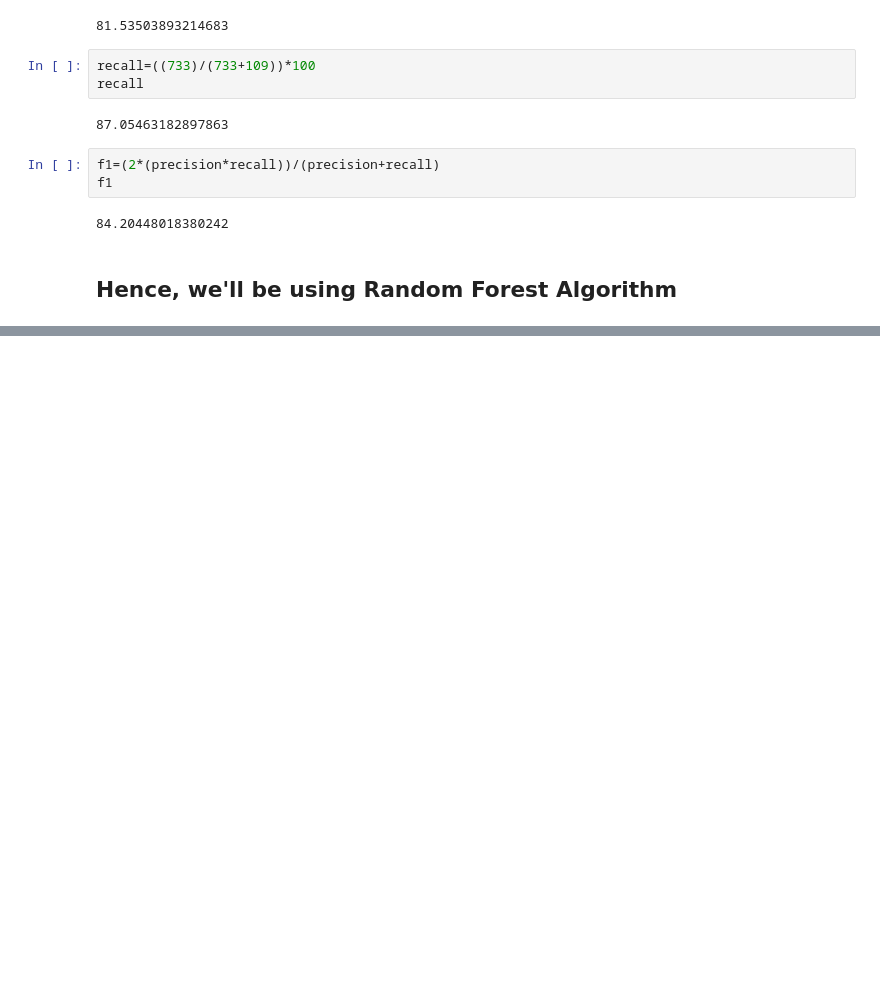
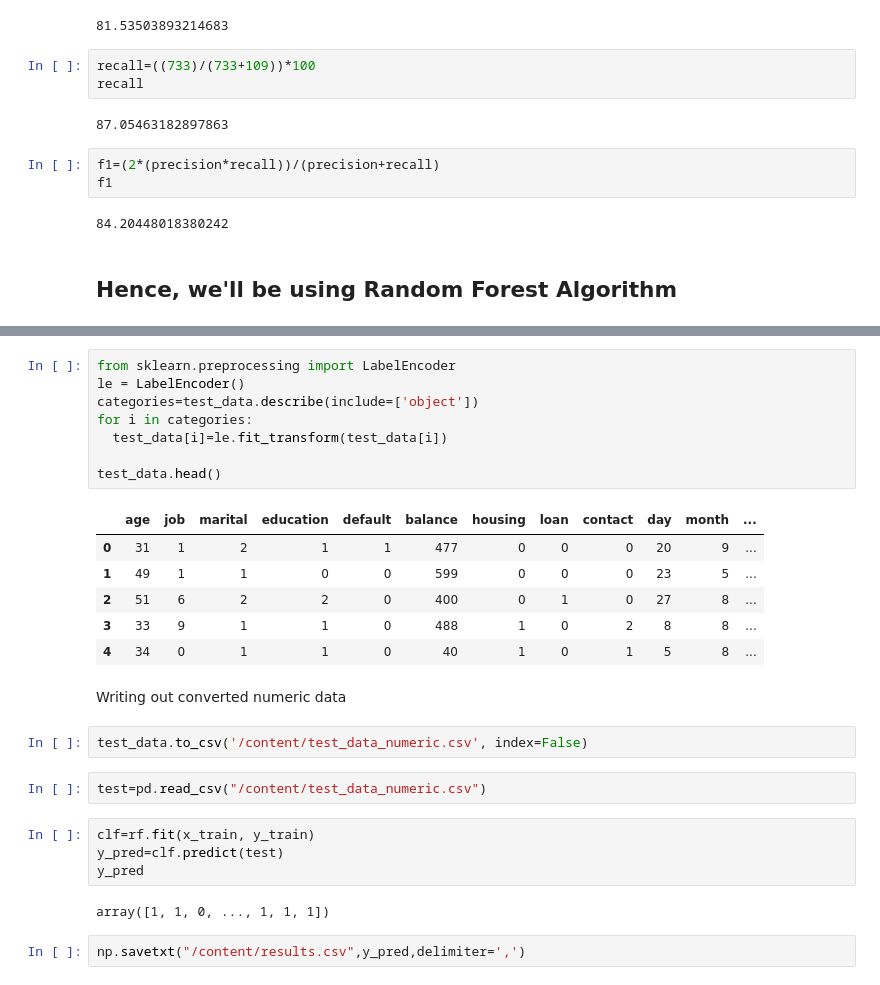
Before and after one commit to Sanket-Balani/ML-Marathon, a Jupyter notebook: ML_Marathon.ipynb, the cells around one changed output, grey strips where cells are left out. Drawn from its saved outputs; the diff is of its cells as text; blank space fills up the shorter version.

```diff
--- a/ML_Marathon.ipynb
+++ b/ML_Marathon.ipynb
@@ -327,0 +342,29 @@ f1
+# %%
+from sklearn.preprocessing import LabelEncoder
+le = LabelEncoder()
+categories=test_data.describe(include=['object'])
+for i in categories:
+  test_data[i]=le.fit_transform(test_data[i])
+
+test_data.head()
+# %% [output]
+|  | age | job | marital | education | default | balance | housing | loan | contact | day | month | ... |
+| 0 | 31 | 1 | 2 | 1 | 1 | 477 | 0 | 0 | 0 | 20 | 9 | ... |
+| 1 | 49 | 1 | 1 | 0 | 0 | 599 | 0 | 0 | 0 | 23 | 5 | ... |
+| 2 | 51 | 6 | 2 | 2 | 0 | 400 | 0 | 1 | 0 | 27 | 8 | ... |
+| 3 | 33 | 9 | 1 | 1 | 0 | 488 | 1 | 0 | 2 | 8 | 8 | ... |
+| 4 | 34 | 0 | 1 | 1 | 0 | 40 | 1 | 0 | 1 | 5 | 8 | ... |
+# %% [markdown]
+Writing out converted numeric data
+# %%
+test_data.to_csv('/content/test_data_numeric.csv', index=False)
+# %%
+test=pd.read_csv("/content/test_data_numeric.csv")
+# %%
+clf=rf.fit(x_train, y_train)
+y_pred=clf.predict(test)
+y_pred
+# %% [output]
+array([1, 1, 0, ..., 1, 1, 1])
+# %%
+np.savetxt("/content/results.csv",y_pred,delimiter=',')
```
Also changed, not shown: parts of 3 cells of this notebook.
